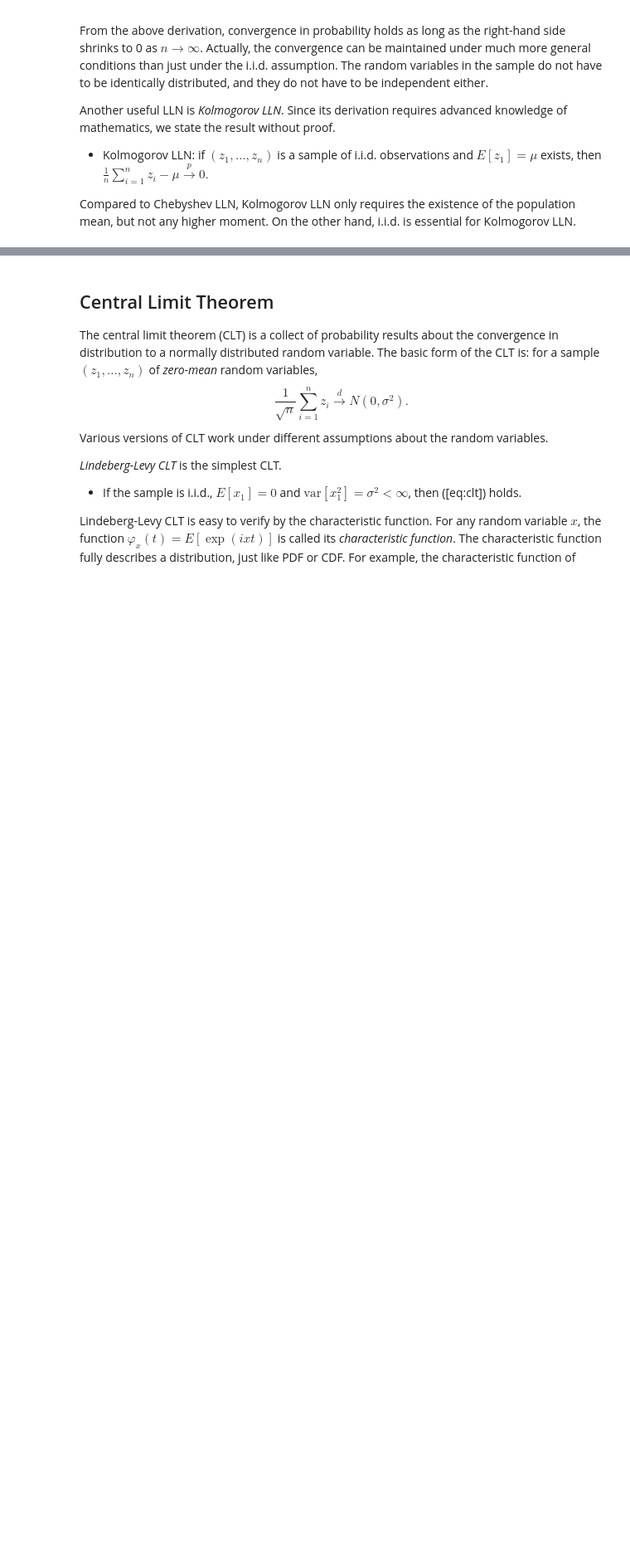
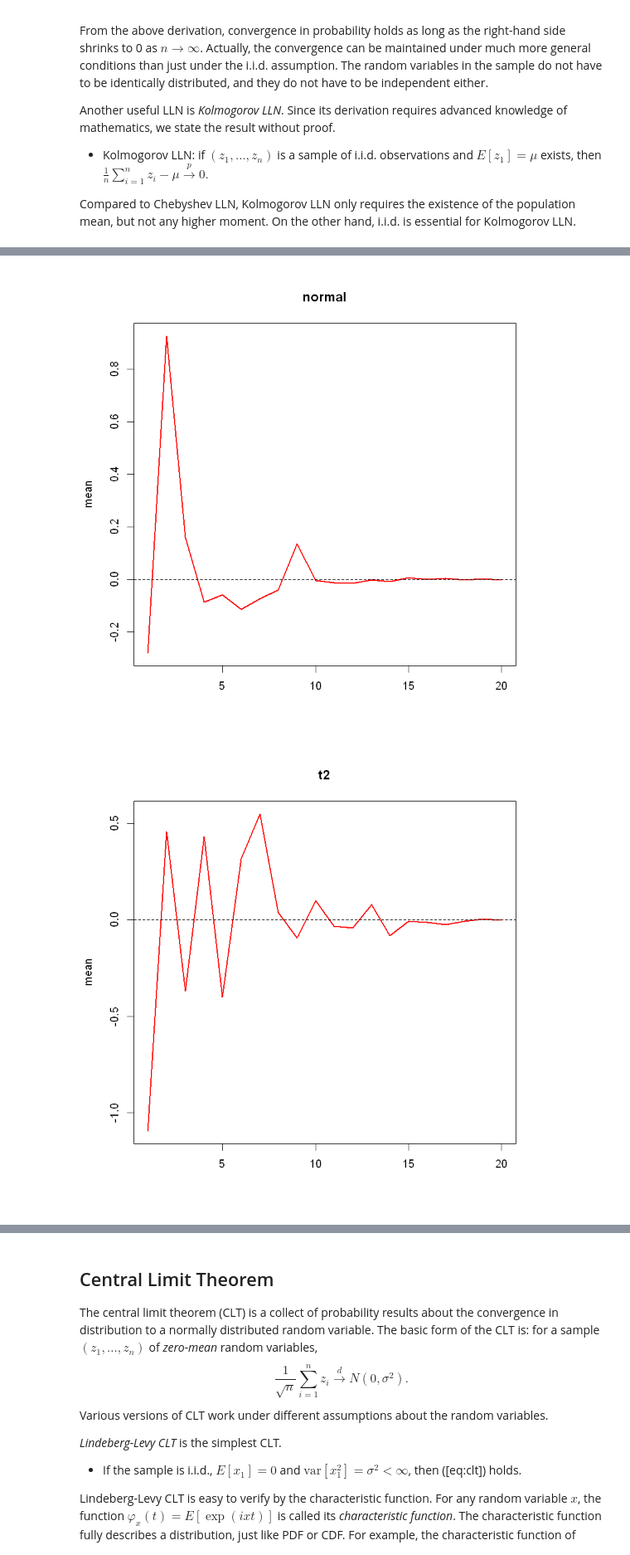
Before and after one commit to zhentaoshi/Econ5121A, a Jupyter notebook: lec_notes_ipynb/lecture4.ipynb, the cells around one changed output, grey strips where cells are left out. Shown at 83% size. Drawn from its saved outputs; the diff is of its cells as text; code cells hidden in the pictures; blank space fills up the shorter version.

```diff
--- a/lec_notes_ipynb/lecture4.ipynb
+++ b/lec_notes_ipynb/lecture4.ipynb
@@ -127,0 +135,24 @@ i.i.d. is essential for Kolmogorov LLN.
+# %%
+sample_mean = function( n, distribution ){
+  if (distribution == "normal"){ y = rnorm( n ) }
+  else if (distribution == "t2") {y = rt(n, 2) }
+  else if (distribution == "cauchy") {y = rcauchy(n) }
+  return( mean(y) )
+}
+# %%
+# This function plots the sample mean over the path of geometrically increasing sample size.
+
+
+LLN_plot = function(distribution){
+
+  y_bar = rep(0, length(NN) )
+
+  for ( i in 1:length(NN)){
+    n = NN[i]
+    y_bar[i] = sample_mean(n, distribution)
+  }
+
+  plot(y_bar, type = "l", col = "red", ylab = "mean", xlab = "", lwd = 2, main = distribution)
+  abline(h = 0, lty = 2)
+  return(y_bar)
+}
@@ -127,0 +165,10 @@ i.i.d. is essential for Kolmogorov LLN.
+# %%
+NN = 2^(1:20)
+# set.seed(888)
+
+l1 = LLN_plot("normal")
+l2 = LLN_plot("t2")
+l3 = LLN_plot("cauchy")
+# %% [output]
+[figure, added]
+[figure, added]
```
Also changed, not shown: parts of 4 cells of this notebook, 1 other file.
